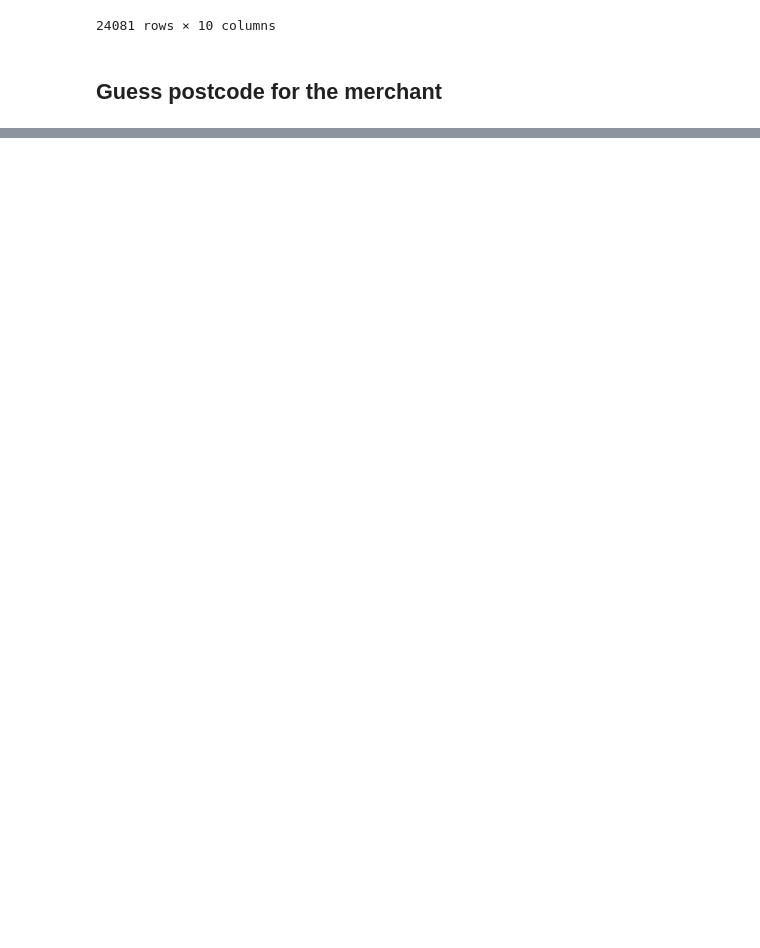
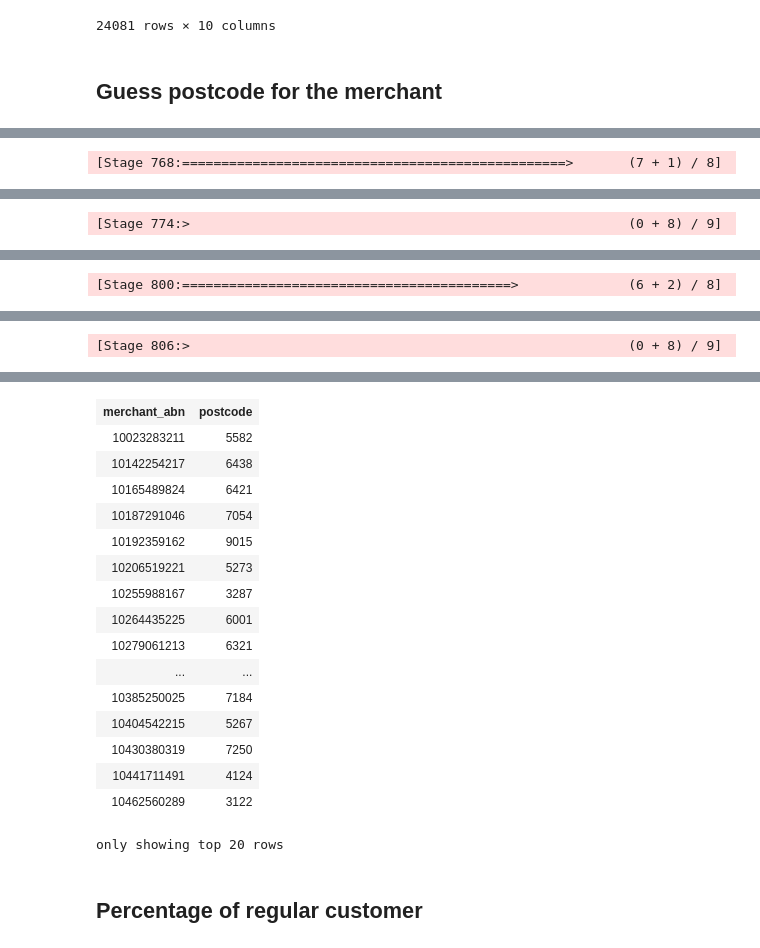
Before and after one commit to MAST30034-Applied-Data-Science/generic-buy-now-pay-later-project-group-16-project2-fighting-group, a Jupyter notebook: notebooks/W1 Code.ipynb, the cells around one changed output, grey strips where cells are left out. Cells and saved outputs as stored; diff of their text form; code cells hidden in the pictures; blank space fills up the shorter version.

```diff
--- a/notebooks/W1 Code.ipynb
+++ b/notebooks/W1 Code.ipynb
@@ -317,0 +184,23 @@ only showing top 20 rows
+# %%
+merchant_abn_and_consumer_id = ori_transaction['merchant_abn', 'user_id']
+#merchant_and_consumer_postcode['consumer postcode'] = c
+merchant_abn_and_consumer_id
+user_id_and_postcode = consumer[['postcode','user_id']]
+
+user_id_and_postcode=spark.createDataFrame(user_id_and_postcode)
+#merchant_and_consumer_postcode = spark.merge(merchant_abn_and_consumer_id, user_id_and_postcode)
+merchant_and_consumer_postcode = merchant_abn_and_consumer_id.join(user_id_and_postcode,['user_id'])
+merchant_and_consumer_postcode = merchant_and_consumer_postcode['merchant_abn', 'postcode']
+#merchant_and_consumer_postcode
+
+#https://stackoverflow.com/questions/36654162/mode-of-grouped-data-in-pyspark
+counts = merchant_and_consumer_postcode.groupBy(['merchant_abn', 'postcode']).count().alias('counts')
+merchant_postcode = (counts
+          .groupBy('merchant_abn')
+          .agg(F.max(F.struct(F.col('count'),
+                              F.col('postcode'))).alias('max'))
+          .select(F.col('merchant_abn'), F.col('max.postcode'))
+         )
+merchant_postcode
+# %% [output]
+[Stage 768:=================================================>       (7 + 1) / 8]
@@ -317,0 +227 @@ only showing top 20 rows
+[Stage 774:>                                                        (0 + 8) / 9]
@@ -317,0 +248 @@ only showing top 20 rows
+[Stage 800:==========================================>              (6 + 2) / 8]
@@ -317,0 +266 @@ only showing top 20 rows
+[Stage 806:>                                                        (0 + 8) / 9]
@@ -317,0 +283,19 @@ only showing top 20 rows
+| merchant_abn | postcode |
+| 10023283211 | 5582 |
+| 10142254217 | 6438 |
+| 10165489824 | 6421 |
+| 10187291046 | 7054 |
+| 10192359162 | 9015 |
+| 10206519221 | 5273 |
+| 10255988167 | 3287 |
+| 10264435225 | 6001 |
+| 10279061213 | 6321 |
+| ... | ... |
+| 10385250025 | 7184 |
+| 10404542215 | 5267 |
+| 10430380319 | 7250 |
+| 10441711491 | 4124 |
+| 10462560289 | 3122 |
+only showing top 20 rows
+# %% [markdown]
+## Percentage of regular customer
```
Also changed, not shown: parts of 13 cells of this notebook.
